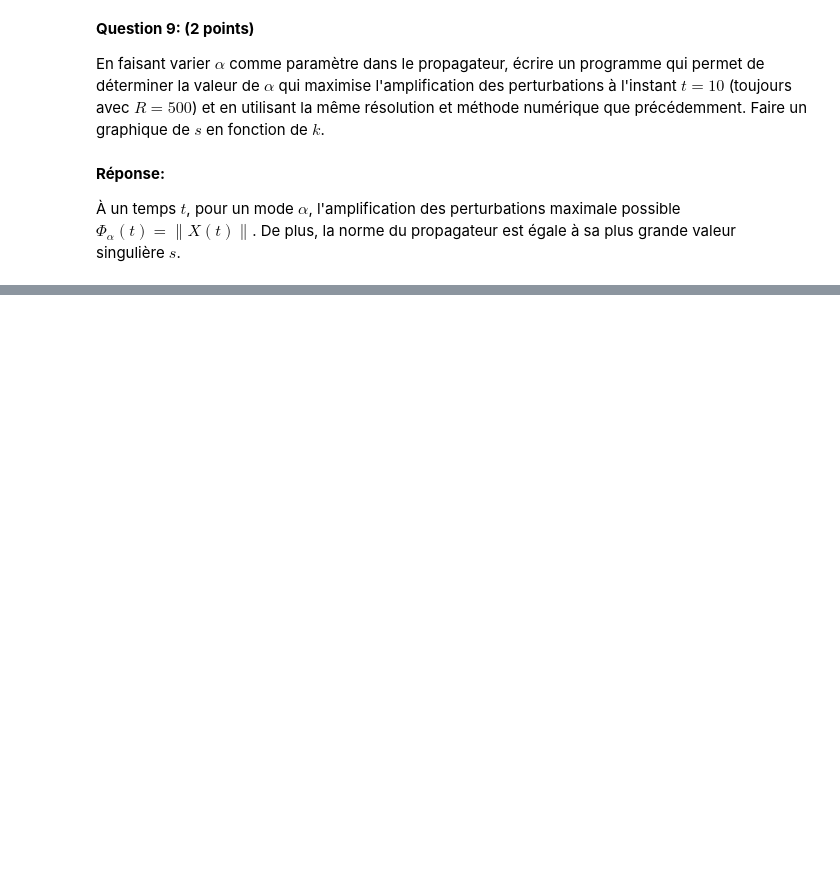
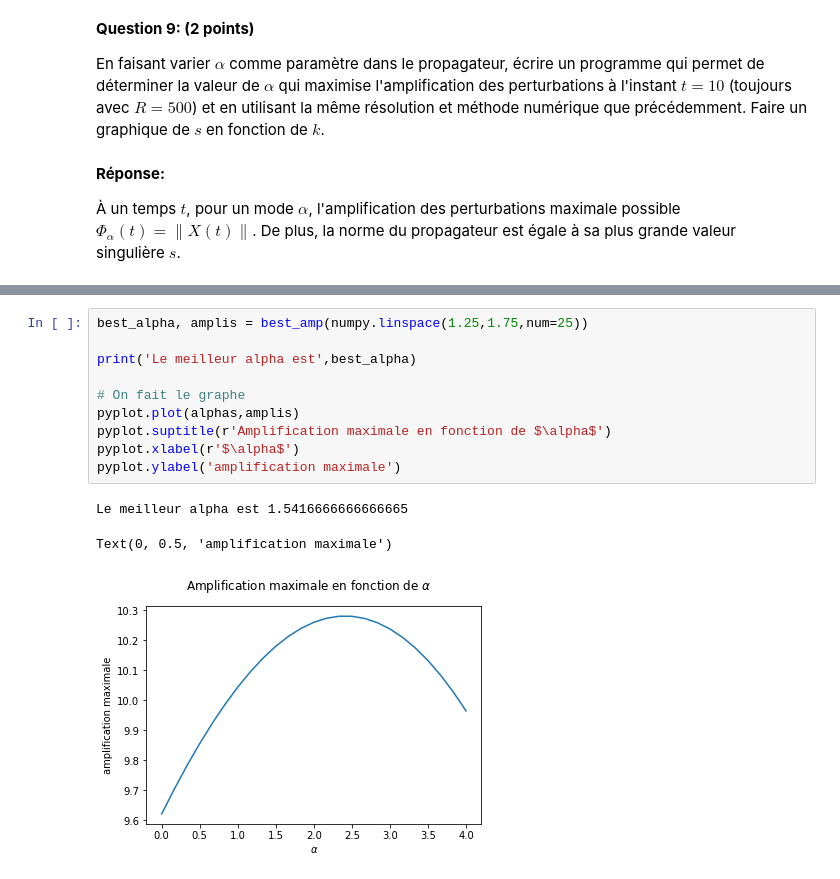
Before and after one commit to MWeytens/Orr-Sommerfeld, a Jupyter notebook: Orr-Sommerfeld.ipynb, the cells around one changed output, grey strips where cells are left out. Cells and saved outputs as stored; diff of their text form; blank space fills up the shorter version.

```diff
--- a/Orr-Sommerfeld.ipynb
+++ b/Orr-Sommerfeld.ipynb
@@ -727,0 +727,14 @@ Text(0, 0.5, 'amplification maximale')
+# %%
+best_alpha, amplis = best_amp(numpy.linspace(1.25,1.75,num=25))
+
+print('Le meilleur alpha est',best_alpha)
+
+# On fait le graphe
+pyplot.plot(alphas,amplis)
+pyplot.suptitle(r'Amplification maximale en fonction de $\alpha$')
+pyplot.xlabel(r'$\alpha$')
+pyplot.ylabel('amplification maximale')
+# %% [output]
+Le meilleur alpha est 1.5416666666666665
+Text(0, 0.5, 'amplification maximale')
+[figure, added]
```
Also changed, not shown: parts of 19 cells of this notebook.
